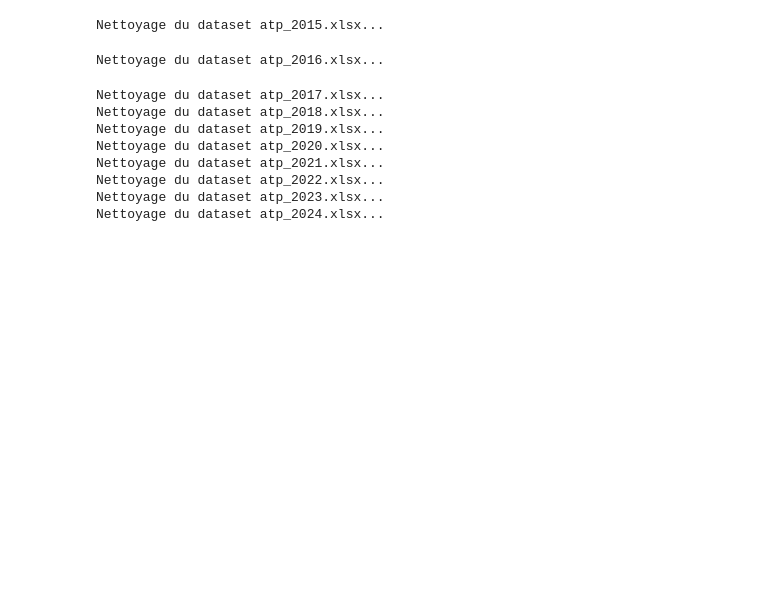
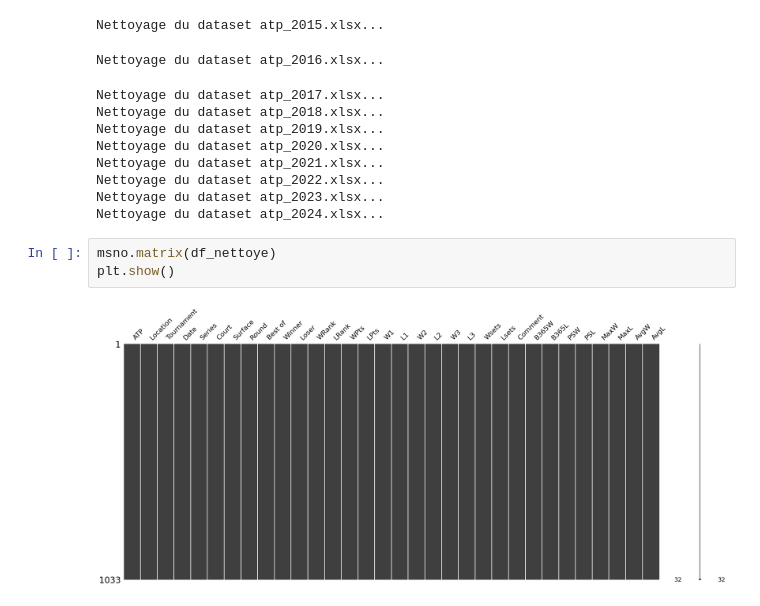
Before and after one commit to S0nia11/Projet_Sp-, a Jupyter notebook: Nettoyage data/Datasets/atp-match-data/Nettoyage_atp.ipynb, the cells around one changed output. Saved outputs shown, nothing was run; the diff lists cells and outputs as text; blank space fills up the shorter version.

```diff
--- a/Nettoyage data/Datasets/atp-match-data/Nettoyage_atp.ipynb
+++ b/Nettoyage data/Datasets/atp-match-data/Nettoyage_atp.ipynb
@@ -161,3 +161,8 @@ Nettoyage du dataset atp_2021.xlsx...
 Nettoyage du dataset atp_2022.xlsx...
 Nettoyage du dataset atp_2023.xlsx...
 Nettoyage du dataset atp_2024.xlsx...
+# %%
+msno.matrix(df_nettoye)
+plt.show()
+# %% [output]
+[figure, added]
```
